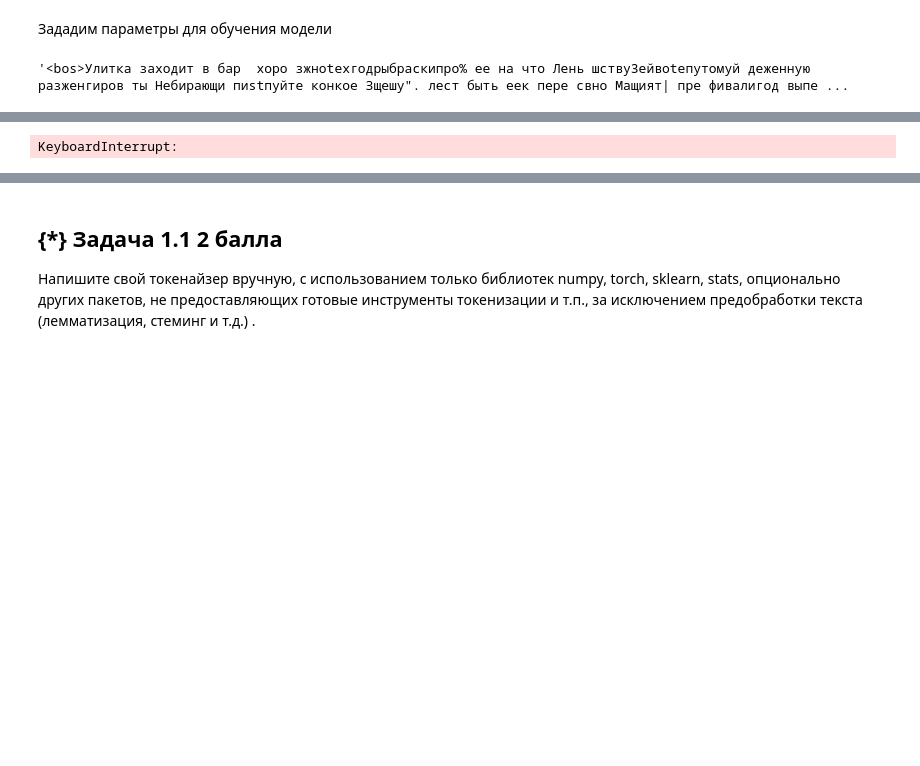
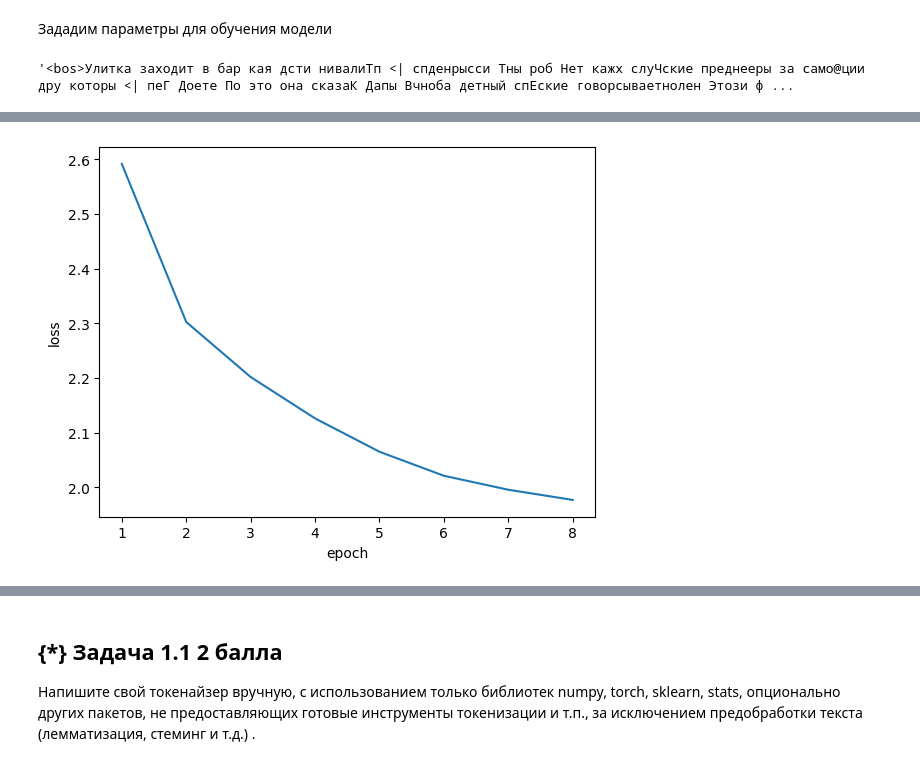
Before and after one commit to 9Neechan/spbu_deep_learning, a Jupyter notebook: homeworks/RNN/rnn.ipynb, the cells around one changed output, grey strips where cells are left out. Cells and saved outputs as stored; diff of their text form; code cells hidden in the pictures; blank space fills up the shorter version.

```diff
--- a/homeworks/RNN/rnn.ipynb
+++ b/homeworks/RNN/rnn.ipynb
@@ -27,5 +26,6 @@ No CUDA device found
 # %%
-with open(r"../../additional_materials/anek_djvu.txt", "r", encoding="utf-8") as f:
+with open(r"anek_djvu.txt", "r", encoding="utf-8") as f:
     text = f.read()
+text = text.lower()
 text[118:500]
 # %% [output]
@@ -65,7 +65,7 @@ BPE:
 import sentencepiece as spm
 
 # Обучаем токенайзер
-spm.SentencePieceTrainer.train(input='../../additional_materials/anek_djvu.txt', model_prefix='m', vocab_size=700, model_type='bpe')
+spm.SentencePieceTrainer.train(input='anek_djvu.txt', model_prefix='m', vocab_size=700, model_type='bpe')
 
 # Загружаем обученный токенайзер
 sp = spm.SentencePieceProcessor();
@@ -280,7 +280,7 @@ dataloader = DataLoader(dataset, batch_size=128, shuffle=True, collate_fn=collat
 # %%
 model.inference("Улитка заходит в бар ", device=device)
 # %% [output]
-'<bos>Улитка заходит в бар  хоро зжноtexгодрыбраскипро% ее на что Лень шству3ейвоteпутомуй деженную разженгиров ты Небирающи пиstпуйте конкое Зщешу". лест быть еек пере свно Мащият| пре фивалигод выпе ...
+'<bos>Улитка заходит в бар кая дсти нивалиТп <| спденрысси Тны роб Нет кажx слуЧские преднееры за само@ции дру которы <| пеГ Доете По это она сказаК Дапы Вчноба детный спЕские говорсываетнолен Этози ф ...
 # %%
 def plot_losses(losses):
     clear_output()
@@ -290,7 +290,7 @@ def plot_losses(losses):
     plt.show()
 # %%
 losses = []
-num_epochs = 15
+num_epochs = 8
 
 for epoch in range(1, num_epochs + 1):
     epoch_loss = 0
@@ -310,2 +309,2 @@ Done 0.00%, Loss: 6.5630
-KeyboardInterrupt:
+[figure, added]
 # %%
```
Also changed, not shown: parts of 29 cells of this notebook, 2 other files.
